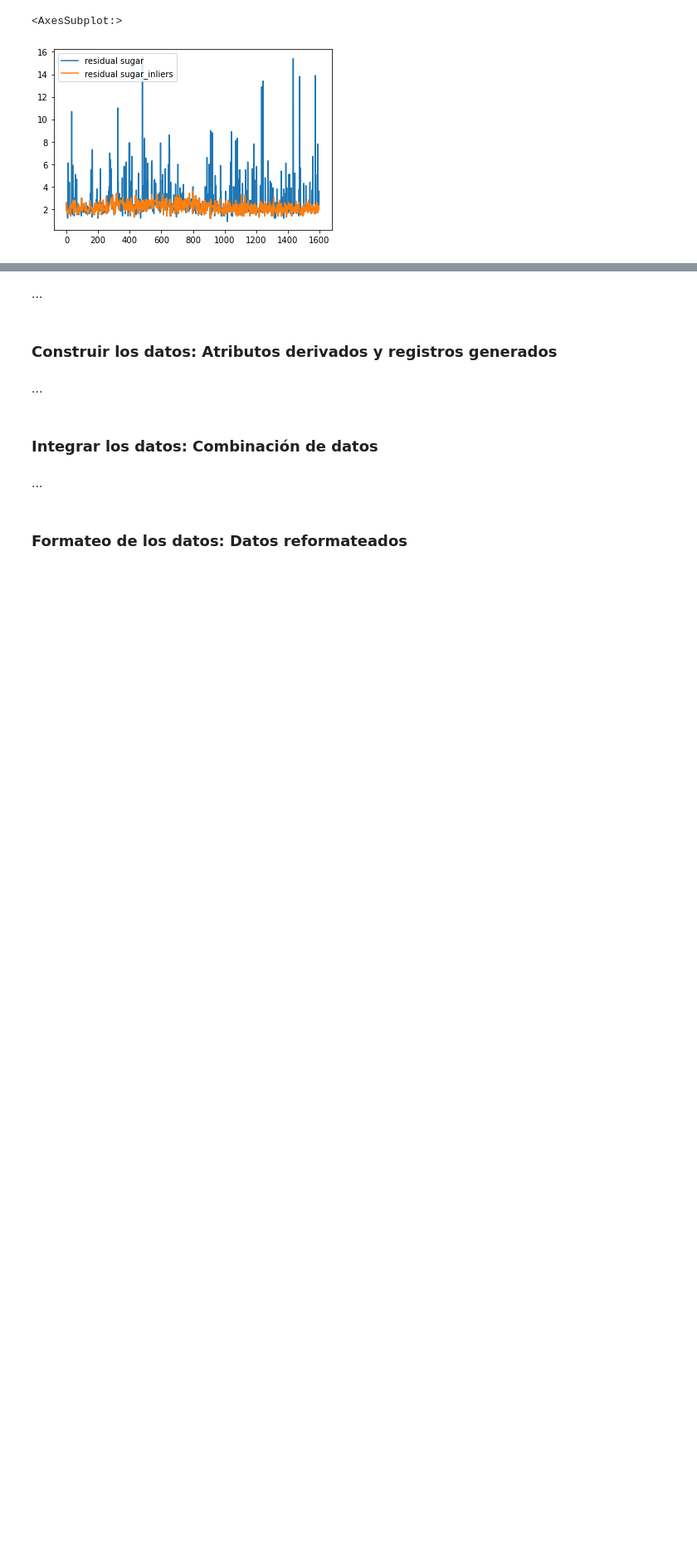
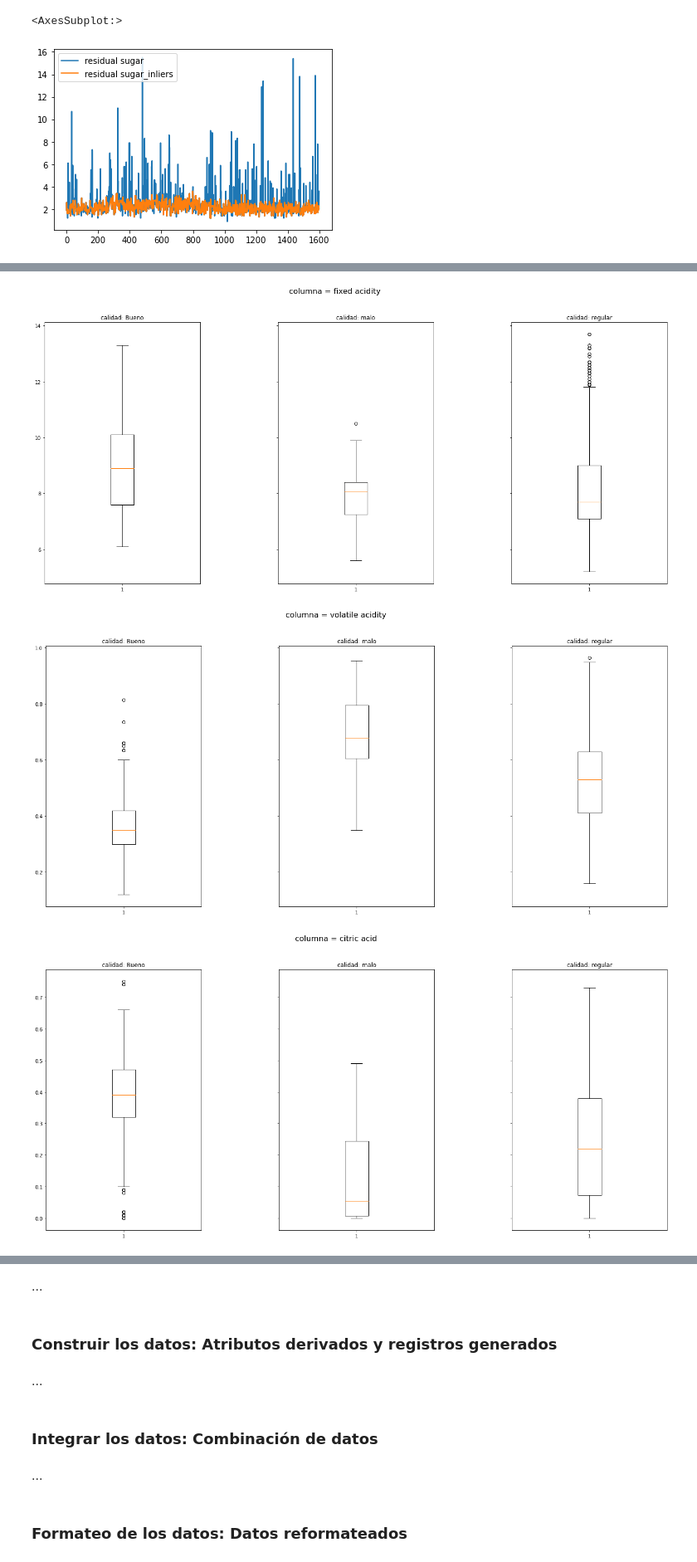
Before and after one commit to Pedro-Hdez/winequalityred-classificator, a Jupyter notebook: 2021-10-23.ipynb, the cells around one changed output, grey strips where cells are left out. Shown at 83% size. Saved outputs shown, nothing was run; the diff lists cells and outputs as text; code cells hidden in the pictures; blank space fills up the shorter version.

```diff
--- a/2021-10-23.ipynb
+++ b/2021-10-23.ipynb
@@ -590,17 +590,17 @@ Index(['fixed acidity', 'volatile_acid', 'citric acid', 'residual sugar',
 %matplotlib inline
 # %%
 # Se crea una figura con subplots de dimension 2x(len(list_vars))
-cols = int(len(list_vars)/2)
+# cols = int(len(list_vars)/2)
 
-fig_boxplot, axs_boxplot = plt.subplots(nrows=2, ncols=cols, figsize = (18,7))
-fig_boxplot.suptitle('Distribución Variables - raw data vs data without outliers', fontsize=12)
-i, j = 0,0
-for var in list_vars_rename:
-    sns.boxplot(data = df_full[[var, var +'_in']], ax = axs_boxplot[j,i])
-    if i >= cols-1:
-        i = 0
-        j +=1
-    else:
-        i +=1
-fig_boxplot.tight_layout()
-plt.show()
+# fig_boxplot, axs_boxplot = plt.subplots(nrows=2, ncols=cols, figsize = (18,7))
+# fig_boxplot.suptitle('Distribución Variables - raw data vs data without outliers', fontsize=12)
+# i, j = 0,0
+# for var in list_vars_rename:
+#     sns.boxplot(data = df_full[[var, var +'_in']], ax = axs_boxplot[j,i])
+#     if i >= cols-1:
+#         i = 0
+#         j +=1
+#     else:
+#         i +=1
+# fig_boxplot.tight_layout()
+# plt.show()
@@ -613,3 +611,6 @@ df_filt_outlier.plot(kind = 'line', y = 'residual sugar', ax = ax_out, label = '
 # %% [output]
 <AxesSubplot:>
 [figure]
+# %%
+df_filt_outlier = df_filt_outlier.reset_index(drop=True)
+df_filt_outlier
@@ -615,0 +638,20 @@ df_filt_outlier.plot(kind = 'line', y = 'residual sugar', ax = ax_out, label = '
+# %%
+df_grouped = df_filt_outlier.groupby('CAT quality')
+
+for c in df_filt_outlier.columns[:-3]:
+    i = 0
+    fig, axs = plt.subplots(1, 3, figsize=(20,10), sharey=True)
+    fig.suptitle(f'columna = {c}', fontsize=16)
+    for g in df_grouped.groups:
+        axs[i].boxplot(df_grouped.get_group(g)[c])
+        axs[i].set_title(f'calidad: {g}')
+
+
+        i += 1
+
+    fig.subplots_adjust(left=0.08, right=0.98,hspace=.5, wspace=.5)
+    plt.show()
+# %% [output]
+[figure, added]
+[figure, added]
+[figure, added]
```
Also changed, not shown: parts of 23 cells of this notebook, 1 other file.
